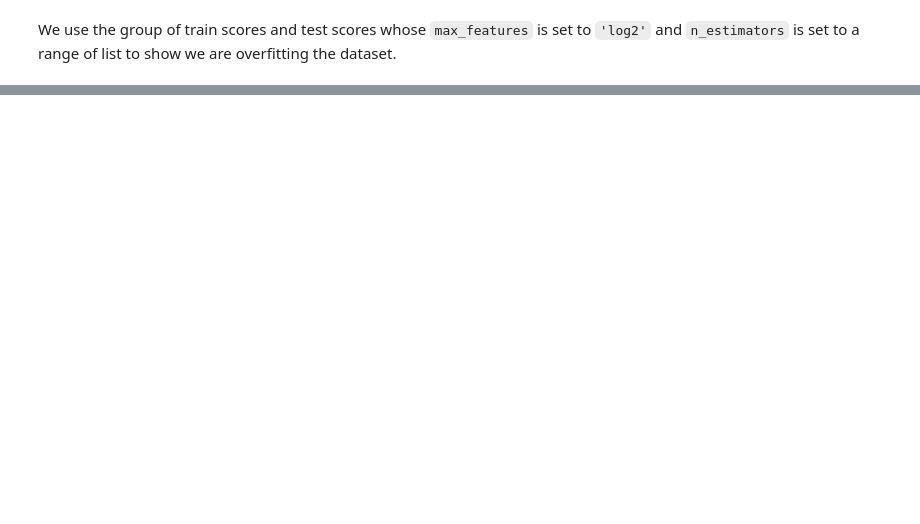
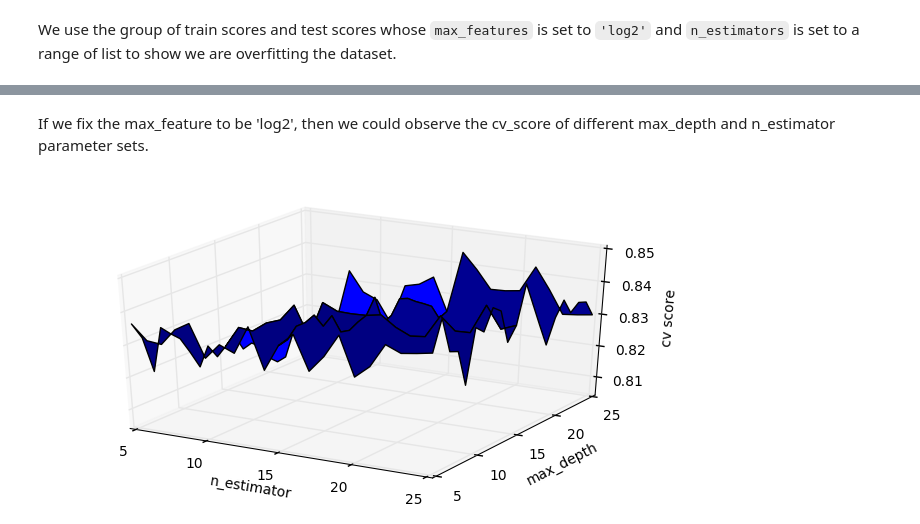
Before and after one commit to yws12/adaTest, a Jupyter notebook: HW4/hw4.ipynb, the cells around one changed output, grey strips where cells are left out. Cells and saved outputs as stored; diff of their text form; code cells hidden in the pictures; blank space fills up the shorter version.

```diff
--- a/HW4/hw4.ipynb
+++ b/HW4/hw4.ipynb
@@ -212,0 +362,27 @@ draw_cv(train, test, [i for i in range(9)], 'n_estimators')
+# %% [markdown]
+If we fix the max_feature to be 'log2', then we could observe the cv_score of different max_depth and n_estimator parameter sets.
+# %%
+from mpl_toolkits.mplot3d import axes3d
+mean_scores = np.array(gs_cv_2.cv_results_['mean_test_score'])
+# Axes3D.plot_wireframe(X, Y, Z, *args, **kwargs)¶
+# gs_cv_2.cv_results_['mean_test_score']
+
+mean_scores = mean_scores.reshape((21,63))
+log2_mean_scores = mean_scores[:, 21:42]
+
+fig = plt.figure(figsize=(8,4))
+ax = fig.add_subplot(111, projection='3d')
+# X, Y, Z = axes3d.get_test_data(0.05)
+p_x, p_y = np.meshgrid(range(5,26), range(5,26))
+
+# surf = ax.plot_surface(X, Y, Z, rstride=1, cstride=1, cmap=cm.coolwarm,
+#                        linewidth=0, antialiased=False)
+ax.plot_surface(p_x,p_y,log2_mean_scores) #, rstride=10, cstride=10)
+# ax.plot_wireframe(range(5,26), range(5,26),log2_mean_scores) #, rstride=10, cstride=10)
+ax.set_xlabel('n_estimator')
+ax.set_ylabel('max_depth')
+ax.set_zlabel('cv score')
+
+plt.show()
+# %% [output]
+[figure, added]
```
Also changed, not shown: parts of 65 cells of this notebook.
